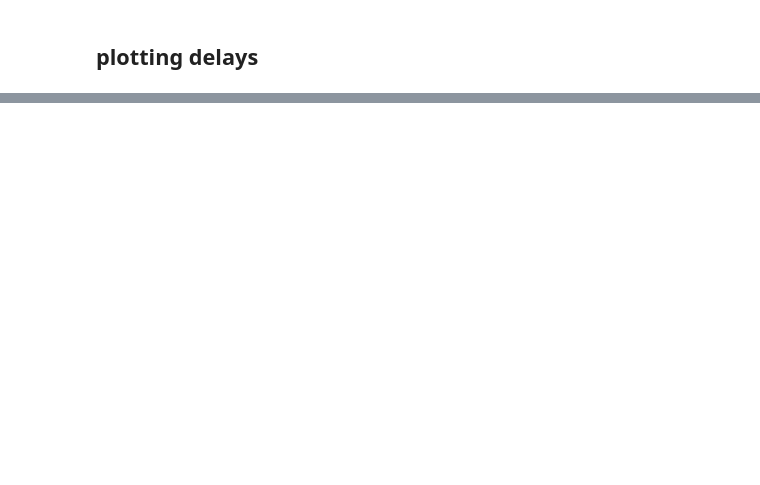
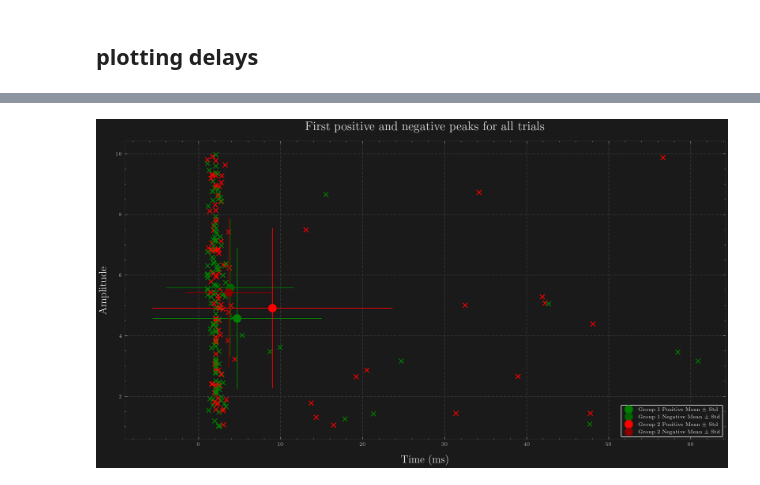
Before and after one commit to raknah/neuroelectrophysiology, a Jupyter notebook: notebooks/simplfied MEP extract.ipynb, the cells around one changed output, grey strips where cells are left out. Drawn from its saved outputs; the diff is of its cells as text; code cells hidden in the pictures; blank space fills up the shorter version.

Commit message:
performed statistical analysis

```diff
--- a/notebooks/simplfied MEP extract.ipynb
+++ b/notebooks/simplfied MEP extract.ipynb
@@ -176,0 +198,15 @@ plt.show()
+# %%
+selected_peaks = []
+
+for trial in detected_peaks:
+
+    group = trial['group']
+    current = trial['current']
+
+    positive_peaks = (sorted(trial['positive peaks'], key=lambda x: x[0]))
+    negative_peaks = (sorted(trial['negative peaks'], key=lambda x: x[0]))
+
+    if len(positive_peaks) > 0 and len(negative_peaks) > 0:
+        selected_peaks.append({'group': group, 'current': current, 'first positive peak': positive_peaks[0], 'first negative peak': negative_peaks[0]})
+
+len(selected_peaks)
@@ -176,0 +215,77 @@ plt.show()
+# %%
+plt.figure(figsize=(14, 7), dpi=210)
+
+conversion = (1 / sampling_rate) * 1000
+
+# Helper function to determine color
+def color_map(group):
+    if group == 1:
+        return 'green'
+    else:
+        return 'red'
+
+# Lists to collect peaks by group for calculating mean and std dev in both dimensions
+group1_positive_peaks = []
+group1_negative_peaks = []
+group2_positive_peaks = []
+group2_negative_peaks = []
+
+# Loop through peaks and plot individual points
+for peak in selected_peaks:
+    time_pos_peak = peak['first positive peak'][0] * conversion - 10
+    amp_pos_peak = peak['first positive peak'][1]
+    time_neg_peak = peak['first negative peak'][0] * conversion - 10
+    amp_neg_peak = peak['first negative peak'][1]
+
+    # Add data to lists for calculating statistics later
+    if peak['group'] == 1:
+        group1_positive_peaks.append([time_pos_peak, amp_pos_peak])
+        group1_negative_peaks.append([time_neg_peak, amp_neg_peak])
+    else:
+        group2_positive_peaks.append([time_pos_peak, amp_pos_peak])
+        group2_negative_peaks.append([time_neg_peak, amp_neg_peak])
+
+    # Plot individual points
+    plt.plot(time_pos_peak, amp_pos_peak, 'x', color=color_map(peak['group']))
+    plt.plot(time_neg_peak, amp_neg_peak, 'x', color=color_map(peak['group']))
+
+# Convert lists to numpy arrays for easier mean and std calculations
+group1_positive_peaks = np.array(group1_positive_peaks)
+group1_negative_peaks = np.array(group1_negative_peaks)
+group2_positive_peaks = np.array(group2_positive_peaks)
+group2_negative_peaks = np.array(group2_negative_peaks)
+
+# Calculate means and standard deviations for both time and amplitude
+if len(group1_positive_peaks) > 0:
+    mean_group1_pos = np.mean(group1_positive_peaks, axis=0)
+    std_group1_pos = np.std(group1_positive_peaks, axis=0)
+    mean_group1_neg = np.mean(group1_negative_peaks, axis=0)
+    std_group1_neg = np.std(group1_negative_peaks, axis=0)
+
+    # Plot mean and standard deviation as error bars in both dimensions for Group 1 (green)
+    plt.errorbar(mean_group1_pos[0], mean_group1_pos[1], xerr=std_group1_pos[0], yerr=std_group1_pos[1],
+                 fmt='o', color='green', markersize=10, label='Group 1 Positive Mean ± Std')
+    plt.errorbar(mean_group1_neg[0], mean_group1_neg[1], xerr=std_group1_neg[0], yerr=std_group1_neg[1],
+                 fmt='o', color='darkgreen', markersize=10, label='Group 1 Negative Mean ± Std')
+
+if len(group2_positive_peaks) > 0:
+    mean_group2_pos = np.mean(group2_positive_peaks, axis=0)
+    std_group2_pos = np.std(group2_positive_peaks, axis=0)
+    mean_group2_neg = np.mean(group2_negative_peaks, axis=0)
+    std_group2_neg = np.std(group2_negative_peaks, axis=0)
+
+    # Plot mean and standard deviation as error bars in both dimensions for Group 2 (red)
+    plt.errorbar(mean_group2_pos[0], mean_group2_pos[1], xerr=std_group2_pos[0], yerr=std_group2_pos[1],
+                 fmt='o', color='red', markersize=10, label='Group 2 Positive Mean ± Std')
+    plt.errorbar(mean_group2_neg[0], mean_group2_neg[1], xerr=std_group2_neg[0], yerr=std_group2_neg[1],
+                 fmt='o', color='darkred', markersize=10, label='Group 2 Negative Mean ± Std')
+
+# Add title and labels
+plt.title('First positive and negative peaks for all trials', fontsize=16)
+plt.xlabel('Time (ms)', fontsize=14)
+plt.ylabel('Amplitude', fontsize=14)
+plt.legend()
+plt.savefig('/Users/fomo/Desktop/first_peaks.png')
+plt.show()
+# %% [output]
+[figure, added]
```
Also changed, not shown: parts of 15 cells of this notebook.
